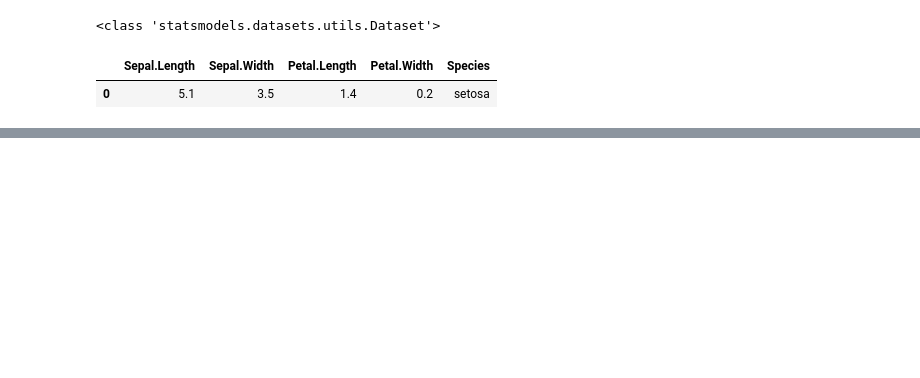
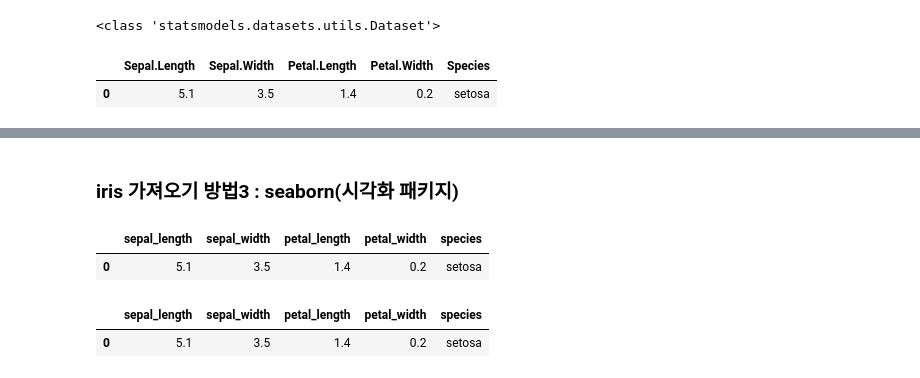
Before and after one commit to comlec/ai_x, a Jupyter notebook: source/01_python/ch11_데이터프레임과시리즈(Pandas)_1절~8절.ipynb, the cells around one changed output, grey strips where cells are left out. Drawn from its saved outputs; the diff is of its cells as text; code cells hidden in the pictures; blank space fills up the shorter version.

Commit message:
Pandas데이터프레임

```diff
--- a/source/01_python/ch11_데이터프레임과시리즈(Pandas)_1절~8절.ipynb
+++ b/source/01_python/ch11_데이터프레임과시리즈(Pandas)_1절~8절.ipynb
@@ -512,0 +519,9 @@ Name: Sepal.Length, Length: 150, dtype: float64
+# %% [markdown]
+### iris 가져오기 방법3 : seaborn(시각화 패키지)
+# %%
+import seaborn as sns
+iris = sns.load_dataset('iris')
+iris.head(1)
+# %% [output]
+|  | sepal_length | sepal_width | petal_length | petal_width | species |
+| 0 | 5.1 | 3.5 | 1.4 | 0.2 | setosa |
@@ -512,0 +533,7 @@ Name: Sepal.Length, Length: 150, dtype: float64
+# %%
+import pandas as pd
+load_iris = pd.read_csv('data/ch11_iris.csv')
+load_iris.head(1)
+# %% [output]
+|  | sepal_length | sepal_width | petal_length | petal_width | species |
+| 0 | 5.1 | 3.5 | 1.4 | 0.2 | setosa |
```
Also changed, not shown: parts of 7 cells of this notebook, 3 other files.
